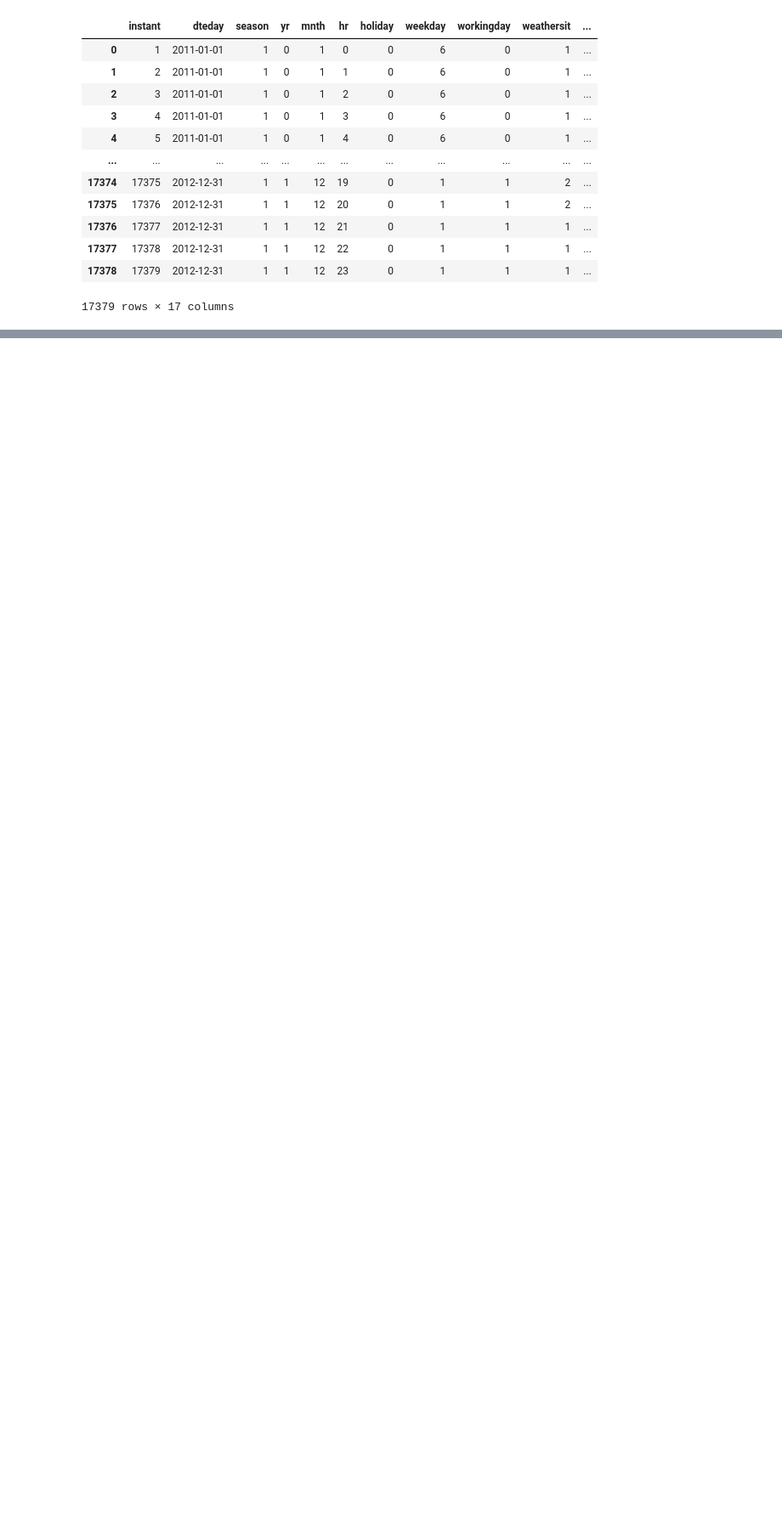
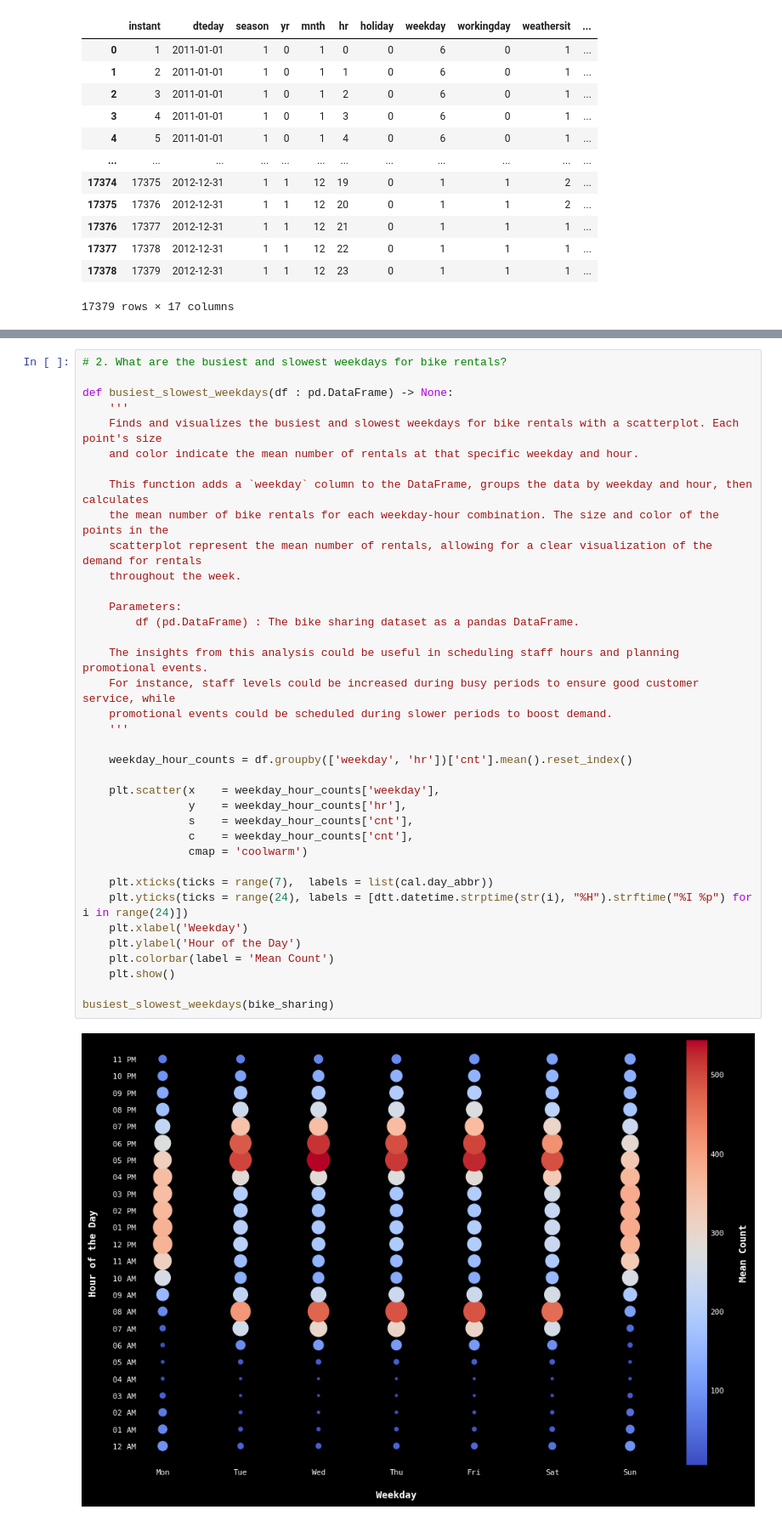
Before and after one commit to jparkington/Project-Cultivate, a Jupyter notebook: Exploration.ipynb, the cells around one changed output, grey strips where cells are left out. Shown: that part at 85% size. Cells and saved outputs as stored; diff of their text form; blank space fills up the shorter version.

```diff
--- a/Exploration.ipynb
+++ b/Exploration.ipynb
@@ -125,0 +201,39 @@ bike_sharing
+# %%
+# 2. What are the busiest and slowest weekdays for bike rentals?
+
+def busiest_slowest_weekdays(df : pd.DataFrame) -> None:
+    '''
+    Finds and visualizes the busiest and slowest weekdays for bike rentals with a scatterplot. Each point's size
+    and color indicate the mean number of rentals at that specific weekday and hour.
+
+    This function adds a `weekday` column to the DataFrame, groups the data by weekday and hour, then calculates
+    the mean number of bike rentals for each weekday-hour combination. The size and color of the points in the
+    scatterplot represent the mean number of rentals, allowing for a clear visualization of the demand for rentals
+    throughout the week.
+
+    Parameters:
+        df (pd.DataFrame) : The bike sharing dataset as a pandas DataFrame.
+
+    The insights from this analysis could be useful in scheduling staff hours and planning promotional events.
+    For instance, staff levels could be increased during busy periods to ensure good customer service, while
+    promotional events could be scheduled during slower periods to boost demand.
+    '''
+
+    weekday_hour_counts = df.groupby(['weekday', 'hr'])['cnt'].mean().reset_index()
+
+    plt.scatter(x    = weekday_hour_counts['weekday'],
+                y    = weekday_hour_counts['hr'],
+                s    = weekday_hour_counts['cnt'],
+                c    = weekday_hour_counts['cnt'],
+                cmap = 'coolwarm')
+
+    plt.xticks(ticks = range(7),  labels = list(cal.day_abbr))
+    plt.yticks(ticks = range(24), labels = [dtt.datetime.strptime(str(i), "%H").strftime("%I %p") for i in range(24)])
+    plt.xlabel('Weekday')
+    plt.ylabel('Hour of the Day')
+    plt.colorbar(label = 'Mean Count')
+    plt.show()
+
+busiest_slowest_weekdays(bike_sharing)
+# %% [output]
+[figure, added]
```
Also changed, not shown: parts of 4 cells of this notebook.
